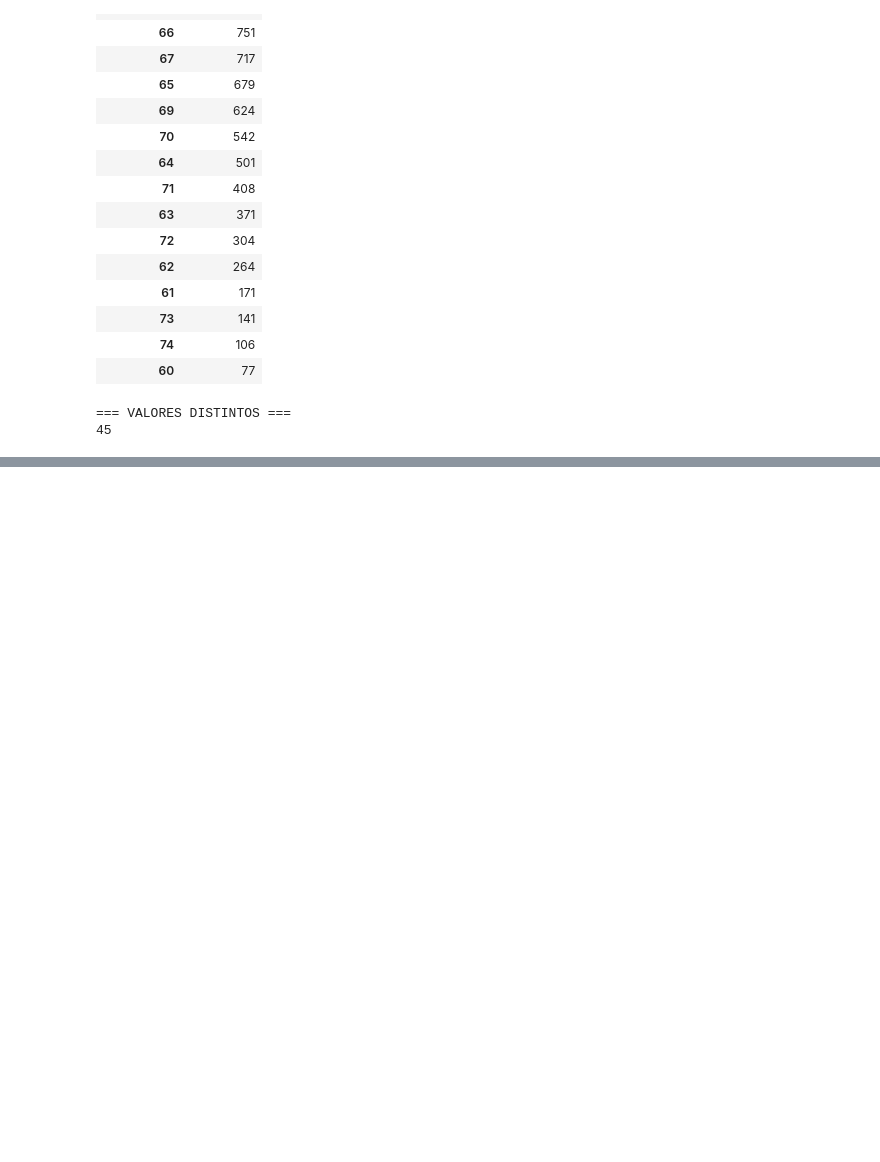
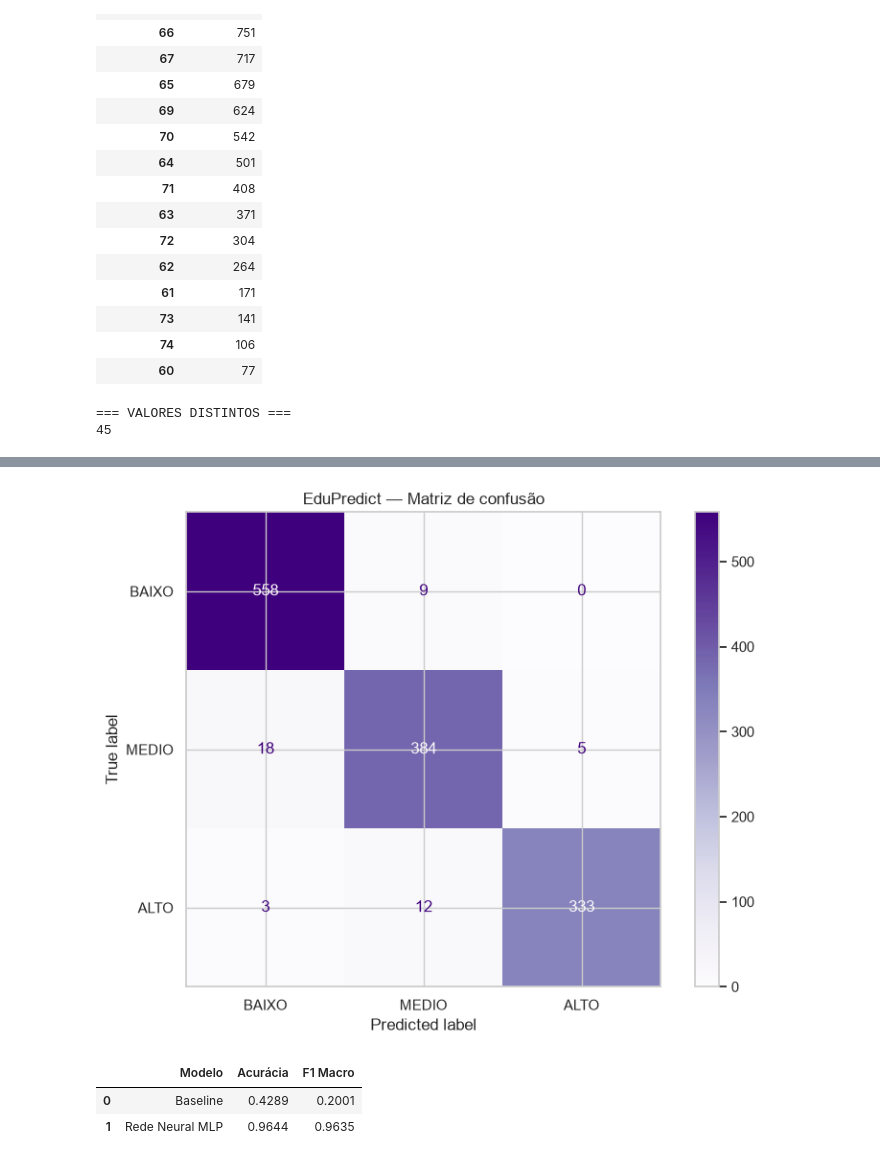
Before and after one commit to LucasLiSan/at2AM, a Jupyter notebook: notebooks/analise_treinamento.ipynb, the cells around one changed output, grey strips where cells are left out. Cells and saved outputs as stored; diff of their text form; code cells hidden in the pictures; blank space fills up the shorter version.

```diff
--- a/notebooks/analise_treinamento.ipynb
+++ b/notebooks/analise_treinamento.ipynb
@@ -287,0 +381,18 @@ Percentil 66,7%: 69.00
+# %%
+
+colunas_numericas = X_train.select_dtypes(
+    include=["number"]
+).columns.tolist()
+
+colunas_categoricas = X_train.select_dtypes(
+    exclude=["number"]
+).columns.tolist()
+
+print("=== COLUNAS NUMÉRICAS ===")
+print(colunas_numericas)
+
+print("\n=== COLUNAS CATEGÓRICAS ===")
+print(colunas_categoricas)
+
+print("\nTotal de atributos originais:")
+print(len(colunas_numericas) + len(colunas_categoricas))
@@ -287,0 +517,53 @@ Percentil 66,7%: 69.00
+# %%
+
+classes = ["BAIXO", "MEDIO", "ALTO"]
+
+matriz = confusion_matrix(
+    y_test,
+    y_pred,
+    labels=classes
+)
+
+fig, ax = plt.subplots(figsize=(8, 6))
+
+ConfusionMatrixDisplay(
+    confusion_matrix=matriz,
+    display_labels=classes
+).plot(
+    ax=ax,
+    cmap="Purples",
+    values_format="d"
+)
+
+plt.title("EduPredict — Matriz de confusão")
+plt.tight_layout()
+plt.show()
+# %% [output]
+[figure, added]
+# %%
+
+from sklearn.dummy import DummyClassifier
+from sklearn.metrics import f1_score
+
+baseline = DummyClassifier(strategy="most_frequent")
+baseline.fit(X_train, y_train)
+
+pred_baseline = baseline.predict(X_test)
+
+comparacao = pd.DataFrame({
+    "Modelo": ["Baseline", "Rede Neural MLP"],
+    "Acurácia": [
+        accuracy_score(y_test, pred_baseline),
+        accuracy_score(y_test, y_pred)
+    ],
+    "F1 Macro": [
+        f1_score(y_test, pred_baseline, average="macro"),
+        f1_score(y_test, y_pred, average="macro")
+    ]
+})
+
+display(comparacao.round(4))
+# %% [output]
+|  | Modelo | Acurácia | F1 Macro |
+| 0 | Baseline | 0.4289 | 0.2001 |
+| 1 | Rede Neural MLP | 0.9644 | 0.9635 |
```
Also changed, not shown: parts of 11 cells of this notebook, 1 other file.
